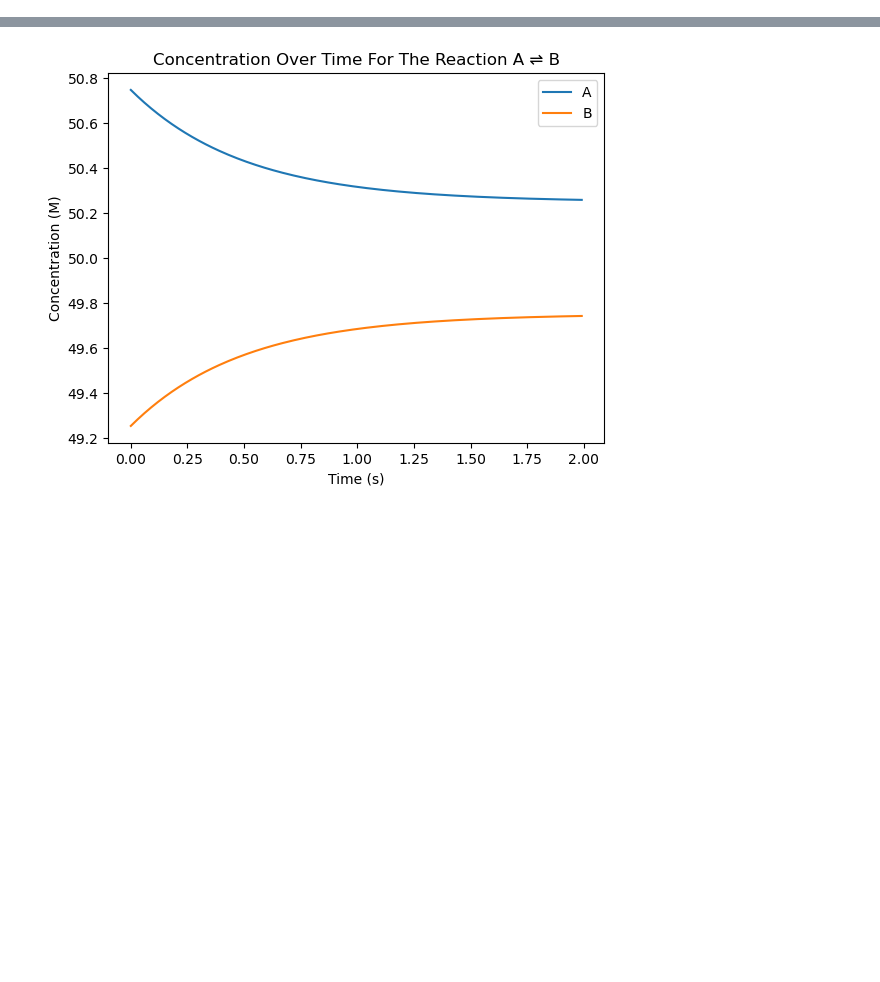
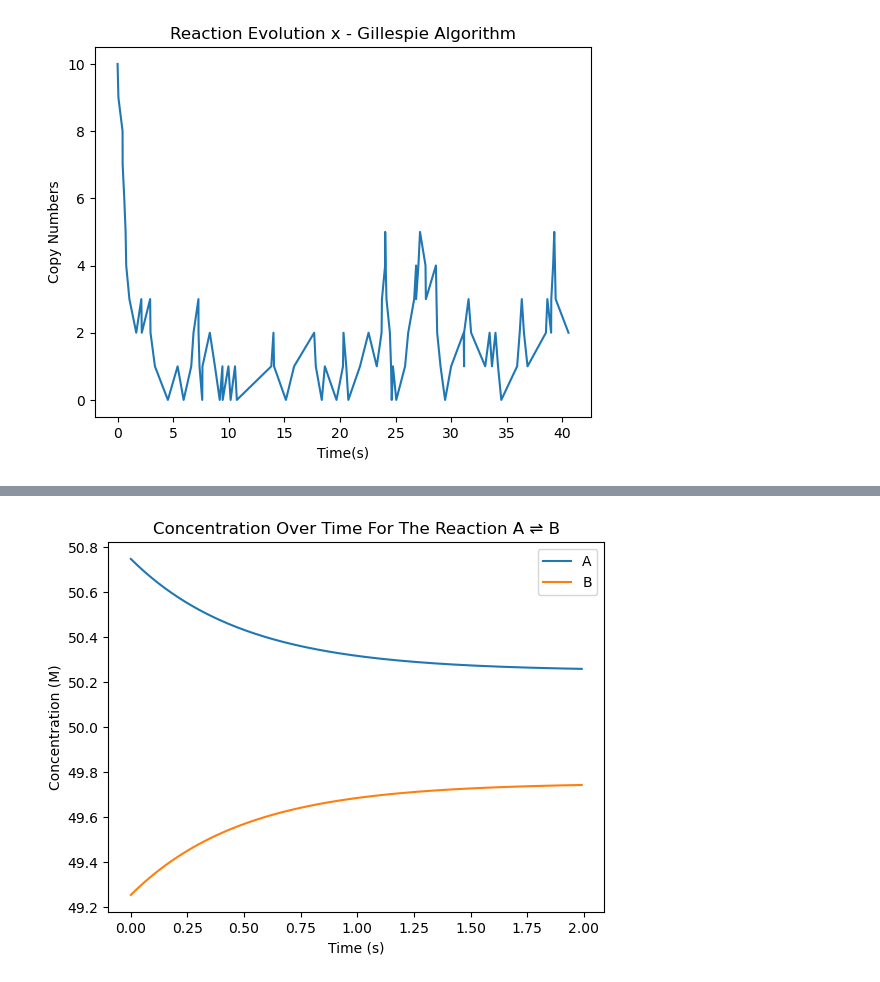
Before and after one commit to JooshK/ModelingTheLivingCell, a Jupyter notebook: scripts/PS3/main.ipynb, the cells around one changed output, grey strips where cells are left out. Drawn from its saved outputs; the diff is of its cells as text; code cells hidden in the pictures; blank space fills up the shorter version.

```diff
--- a/scripts/PS3/main.ipynb
+++ b/scripts/PS3/main.ipynb
@@ -46,10 +48,9 @@ plt.savefig("../../data/reaction_kinetics.png")
 # %%
-c = [2, 1/8, 1, 1]
+c = [1, 1/64, 1/8, 1]  # reaction coefficients
 initial_state = [10, 2]
-h = [lambda x,y: 1, lambda x,y: x*y, lambda x,y: x, lambda x,y:x]
-reactions = [[1, 0],[1, -1],[-1,1],[-1,0]]
-n = 100
-M = 4
-rpd = 10
-
+h = [lambda x,y: 1, lambda x,y: x*y, lambda x,y: x, lambda x,y:x]  # propensity functions
+reactions = [[1, 0],[1, -1],[-1,1],[-1,0]]  # update copy numbers every reaction
+n = 100  # total amount of iterations per run
+M = 4  # reaction channels
+rpd = 1  # reactions per dot
 stochastic_simulation = GillespieSimulation(c, initial_state, reactions, M, h)
@@ -58,9 +57,13 @@ time, states = stochastic_simulation.run(n)
 # %%
 plt.figure()
-plt.plot(time, states[:,0], label="x")
 plt.xlabel("Time(s)")
 plt.ylabel("Copy Numbers")
 plt.title("Reaction Evolution x - Gillespie Algorithm")
+for i in range(rpd):
+    time, states = stochastic_simulation.run(n)
+    plt.plot(time, states[:,0], label="x")
 plt.savefig("../../data/gillespie_x.png")
+# %% [output]
+[figure, added]
 # %%
 plt.figure()
```
Also changed, not shown: parts of 5 cells of this notebook, 5 other files.
